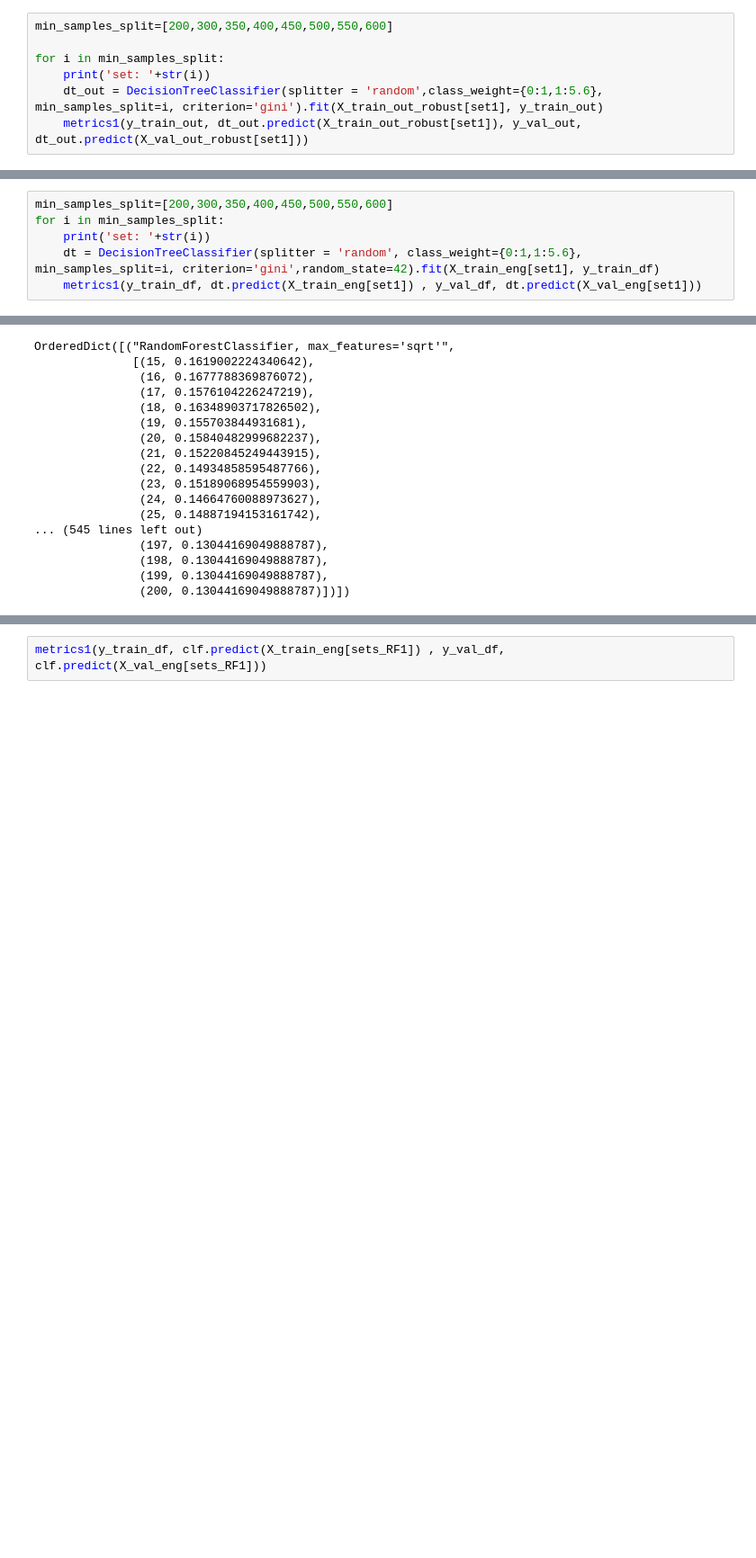
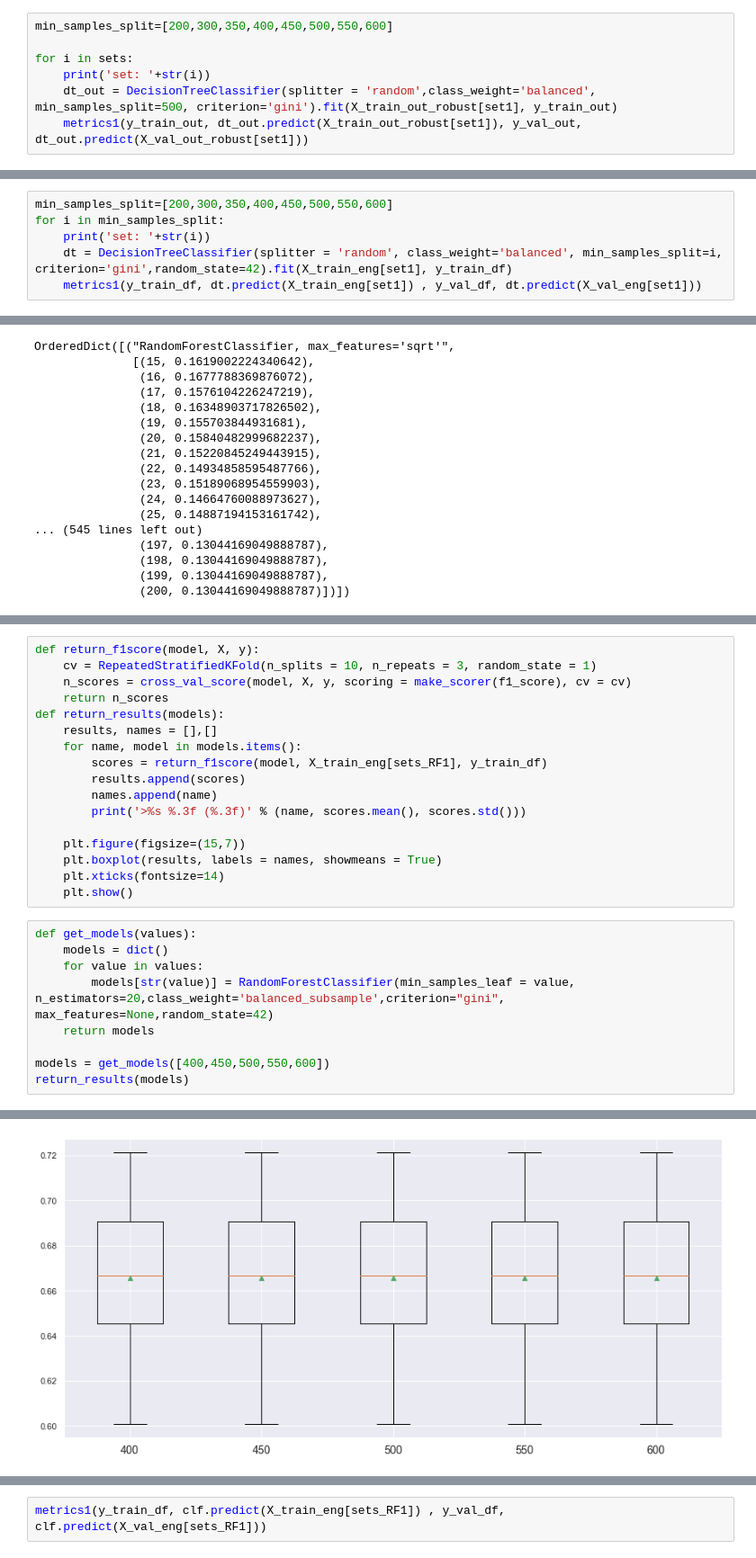
Before and after one commit to filipacarreira/MachineLearningProject, a Jupyter notebook: techscape-ecommerce/group_35.ipynb, the cells around one changed output, grey strips where cells are left out. Shown at 90% size. Drawn from its saved outputs; the diff is of its cells as text; blank space fills up the shorter version.

Commit message:
tried roc_plot; done barplot_f1_Score

```diff
--- a/techscape-ecommerce/group_35.ipynb
+++ b/techscape-ecommerce/group_35.ipynb
@@ -1750,8 +1751,8 @@ X_train_eng y_train_df
 # %%
 min_samples_split=[200,300,350,400,450,500,550,600]
 
-for i in min_samples_split:
+for i in sets:
     print('set: '+str(i))
-    dt_out = DecisionTreeClassifier(splitter = 'random',class_weight={0:1,1:5.6}, min_samples_split=i, criterion='gini').fit(X_train_out_robust[set1], y_train_out)
+    dt_out = DecisionTreeClassifier(splitter = 'random',class_weight='balanced', min_samples_split=500, criterion='gini').fit(X_train_out_robust[set1], y_train_out)
     metrics1(y_train_out, dt_out.predict(X_train_out_robust[set1]), y_val_out, dt_out.predict(X_val_out_robust[set1]))
 # %% [output]
@@ -1778,7 +1806,7 @@ ROC: 0.8197820991456759
 min_samples_split=[200,300,350,400,450,500,550,600]
 for i in min_samples_split:
     print('set: '+str(i))
-    dt = DecisionTreeClassifier(splitter = 'random', class_weight={0:1,1:5.6}, min_samples_split=i, criterion='gini',random_state=42).fit(X_train_eng[set1], y_train_df)
+    dt = DecisionTreeClassifier(splitter = 'random', class_weight='balanced', min_samples_split=i, criterion='gini',random_state=42).fit(X_train_eng[set1], y_train_df)
     metrics1(y_train_df, dt.predict(X_train_eng[set1]) , y_val_df, dt.predict(X_val_eng[set1]))
 # %% [output]
 set: 200
@@ -2035,0 +2065,27 @@ OrderedDict([("RandomForestClassifier, max_features='sqrt'",
+# %%
+def return_f1score(model, X, y):
+    cv = RepeatedStratifiedKFold(n_splits = 10, n_repeats = 3, random_state = 1)
+    n_scores = cross_val_score(model, X, y, scoring = make_scorer(f1_score), cv = cv)
+    return n_scores
+def return_results(models):
+    results, names = [],[]
+    for name, model in models.items():
+        scores = return_f1score(model, X_train_eng[sets_RF1], y_train_df)
+        results.append(scores)
+        names.append(name)
+        print('>%s %.3f (%.3f)' % (name, scores.mean(), scores.std()))
+
+    plt.figure(figsize=(15,7))
+    plt.boxplot(results, labels = names, showmeans = True)
+    plt.xticks(fontsize=14)
+    plt.show()
+# %%
+def get_models(values):
+    models = dict()
+    for value in values:
+        models[str(value)] = RandomForestClassifier(min_samples_leaf = value, n_estimators=20,class_weight='balanced_subsample',criterion="gini", max_features=None,random_state=42)
+    return models
+
+models = get_models([400,450,500,550,600])
+return_results(models)
+# %% [output]
@@ -2035,0 +2097 @@ OrderedDict([("RandomForestClassifier, max_features='sqrt'",
+[figure, added]
```
Also changed, not shown: parts of 28 cells of this notebook.
